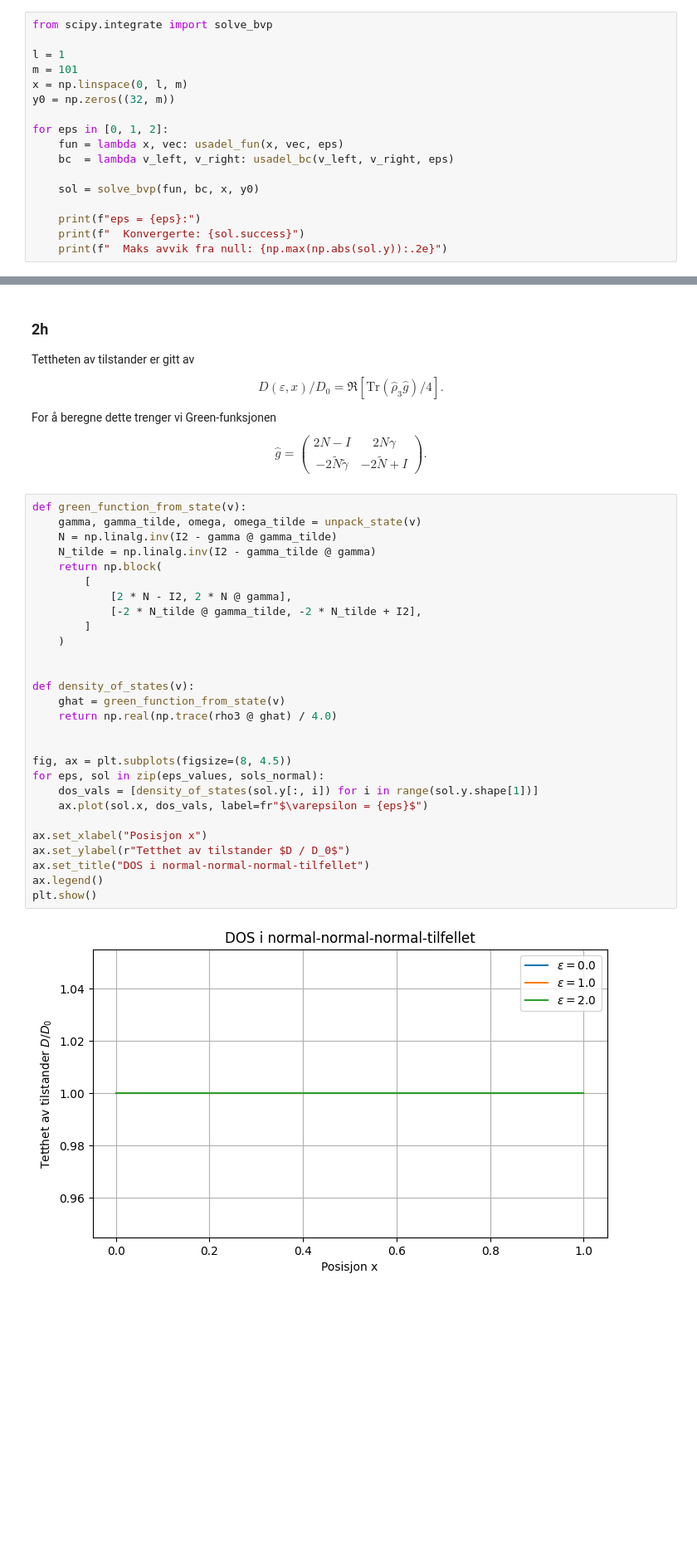
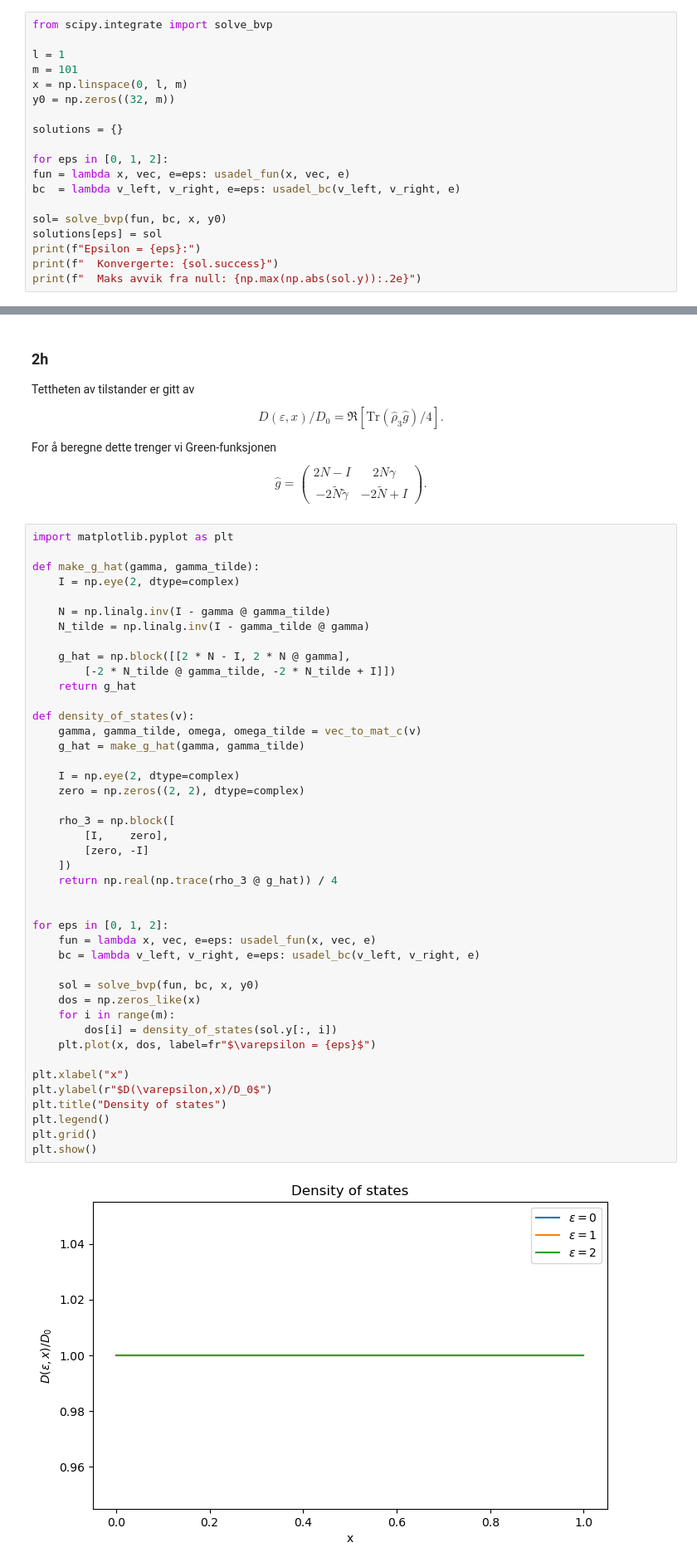
Before and after one commit to Alexaeven/VitBerP3, a Jupyter notebook: 74Prosjekt3.ipynb, the cells around one changed output, grey strips where cells are left out. Shown at 83% size. Drawn from its saved outputs; the diff is of its cells as text; blank space fills up the shorter version.

```diff
--- a/74Prosjekt3.ipynb
+++ b/74Prosjekt3.ipynb
@@ -714,13 +699,15 @@ m = 101
 x = np.linspace(0, l, m)
 y0 = np.zeros((32, m))
 
+solutions = {}
+
 for eps in [0, 1, 2]:
-    fun = lambda x, vec: usadel_fun(x, vec, eps)
-    bc  = lambda v_left, v_right: usadel_bc(v_left, v_right, eps)
+fun = lambda x, vec, e=eps: usadel_fun(x, vec, e)
+bc  = lambda v_left, v_right, e=eps: usadel_bc(v_left, v_right, e)
 
-    sol = solve_bvp(fun, bc, x, y0)
-
-    print(f"eps = {eps}:")
-    print(f"  Konvergerte: {sol.success}")
-    print(f"  Maks avvik fra null: {np.max(np.abs(sol.y)):.2e}")
+sol= solve_bvp(fun, bc, x, y0)
+solutions[eps] = sol
+print(f"Epsilon = {eps}:")
+print(f"  Konvergerte: {sol.success}")
+print(f"  Maks avvik fra null: {np.max(np.abs(sol.y)):.2e}")
 # %% [output]
@@ -746,35 +741,50 @@ $$
 \end{pmatrix}.
 $$
 # %%
-def green_function_from_state(v):
-    gamma, gamma_tilde, omega, omega_tilde = unpack_state(v)
-    N = np.linalg.inv(I2 - gamma @ gamma_tilde)
-    N_tilde = np.linalg.inv(I2 - gamma_tilde @ gamma)
-    return np.block(
-        [
-            [2 * N - I2, 2 * N @ gamma],
-            [-2 * N_tilde @ gamma_tilde, -2 * N_tilde + I2],
-        ]
-    )
+import matplotlib.pyplot as plt
+
+def make_g_hat(gamma, gamma_tilde):
+    I = np.eye(2, dtype=complex)
+
+    N = np.linalg.inv(I - gamma @ gamma_tilde)
+    N_tilde = np.linalg.inv(I - gamma_tilde @ gamma)
+
+    g_hat = np.block([[2 * N - I, 2 * N @ gamma],
+        [-2 * N_tilde @ gamma_tilde, -2 * N_tilde + I]])
+    return g_hat
+
+def density_of_states(v):
+    gamma, gamma_tilde, omega, omega_tilde = vec_to_mat_c(v)
+    g_hat = make_g_hat(gamma, gamma_tilde)
+
+    I = np.eye(2, dtype=complex)
+    zero = np.zeros((2, 2), dtype=complex)
+
+    rho_3 = np.block([
+        [I,    zero],
+        [zero, -I]
+    ])
+    return np.real(np.trace(rho_3 @ g_hat)) / 4
 
 
-def density_of_states(v):
-    ghat = green_function_from_state(v)
-    return np.real(np.trace(rho3 @ ghat) / 4.0)
+for eps in [0, 1, 2]:
+    fun = lambda x, vec, e=eps: usadel_fun(x, vec, e)
+    bc = lambda v_left, v_right, e=eps: usadel_bc(v_left, v_right, e)
 
+    sol = solve_bvp(fun, bc, x, y0)
+    dos = np.zeros_like(x)
+    for i in range(m):
+        dos[i] = density_of_states(sol.y[:, i])
+    plt.plot(x, dos, label=fr"$\varepsilon = {eps}$")
 
-fig, ax = plt.subplots(figsize=(8, 4.5))
-for eps, sol in zip(eps_values, sols_normal):
-    dos_vals = [density_of_states(sol.y[:, i]) for i in range(sol.y.shape[1])]
-    ax.plot(sol.x, dos_vals, label=fr"$\varepsilon = {eps}$")
-
-ax.set_xlabel("Posisjon x")
-ax.set_ylabel(r"Tetthet av tilstander $D / D_0$")
-ax.set_title("DOS i normal-normal-normal-tilfellet")
-ax.legend()
+plt.xlabel("x")
+plt.ylabel(r"$D(\varepsilon,x)/D_0$")
+plt.title("Density of states")
+plt.legend()
+plt.grid()
 plt.show()
 # %% [output]
-[figure, old version]
+[figure, new version]
 # %% [markdown]
 **Kommentar:**
 DOS blir lik 1 over hele prøven. Det er akkurat det vi forventer i normaltilfellet: uten induksjon av superledningsevne finnes ingen minigap eller romlig variasjon i DOS.
```
Also changed, not shown: parts of 10 cells of this notebook.
